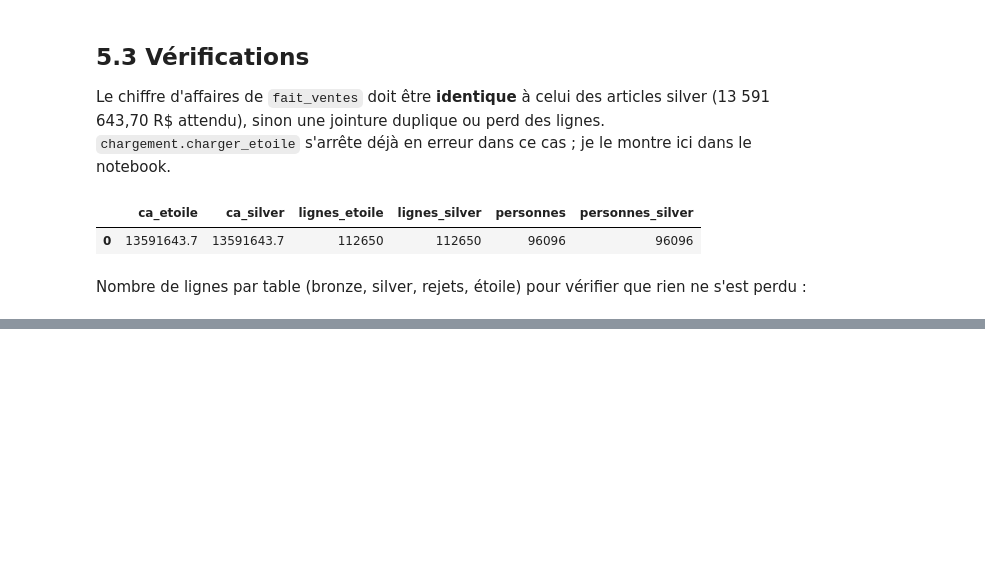
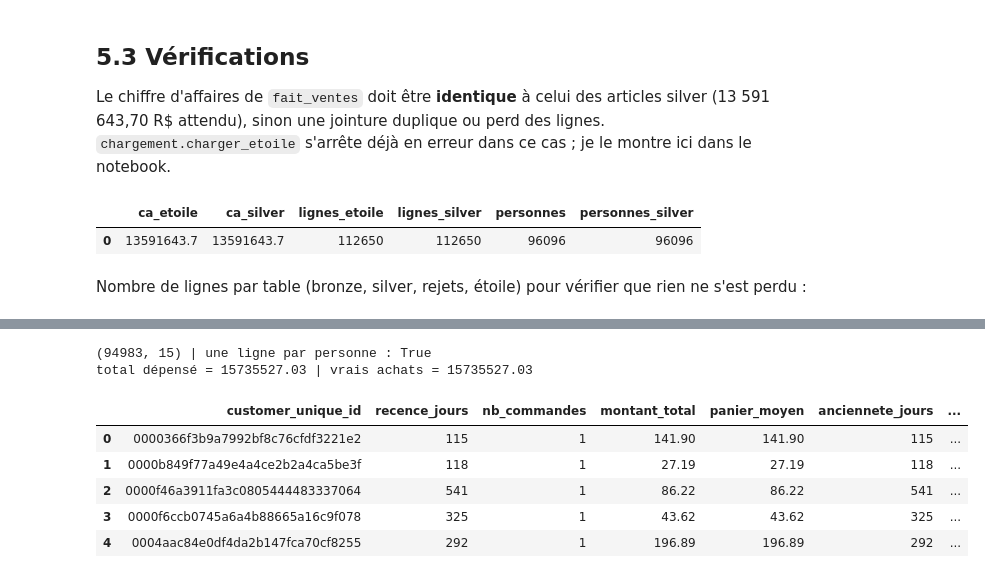
Before and after one commit to RaphaelDM/DataCoreStreaming, a Jupyter notebook: notebooks/01_exploration.ipynb, the cells around one changed output, grey strips where cells are left out. Cells and saved outputs as stored; diff of their text form; code cells hidden in the pictures; blank space fills up the shorter version.

```diff
--- a/notebooks/01_exploration.ipynb
+++ b/notebooks/01_exploration.ipynb
@@ -944,0 +971,14 @@ pd.read_sql(requete, os.environ["DATABASE_URL"])
+# %%
+ind = agregations.indicateurs_clients(c)
+print(ind.shape, "| une ligne par personne :", ind.customer_unique_id.is_unique)
+print("total dépensé =", round(ind.montant_total.sum(), 2), "| vrais achats =", round(achats.montant_total.sum(), 2))
+ind.head()
+# %% [output]
+(94983, 15) | une ligne par personne : True
+total dépensé = 15735527.03 | vrais achats = 15735527.03
+|  | customer_unique_id | recence_jours | nb_commandes | montant_total | panier_moyen | anciennete_jours | ... |
+| 0 | 0000366f3b9a7992bf8c76cfdf3221e2 | 115 | 1 | 141.90 | 141.90 | 115 | ... |
+| 1 | 0000b849f77a49e4a4ce2b2a4ca5be3f | 118 | 1 | 27.19 | 27.19 | 118 | ... |
+| 2 | 0000f46a3911fa3c0805444483337064 | 541 | 1 | 86.22 | 86.22 | 541 | ... |
+| 3 | 0000f6ccb0745a6a4b88665a16c9f078 | 325 | 1 | 43.62 | 43.62 | 325 | ... |
+| 4 | 0004aac84e0df4da2b147fca70cf8255 | 292 | 1 | 196.89 | 196.89 | 292 | ... |
```
Also changed, not shown: parts of 13 cells of this notebook, 5 other files.
